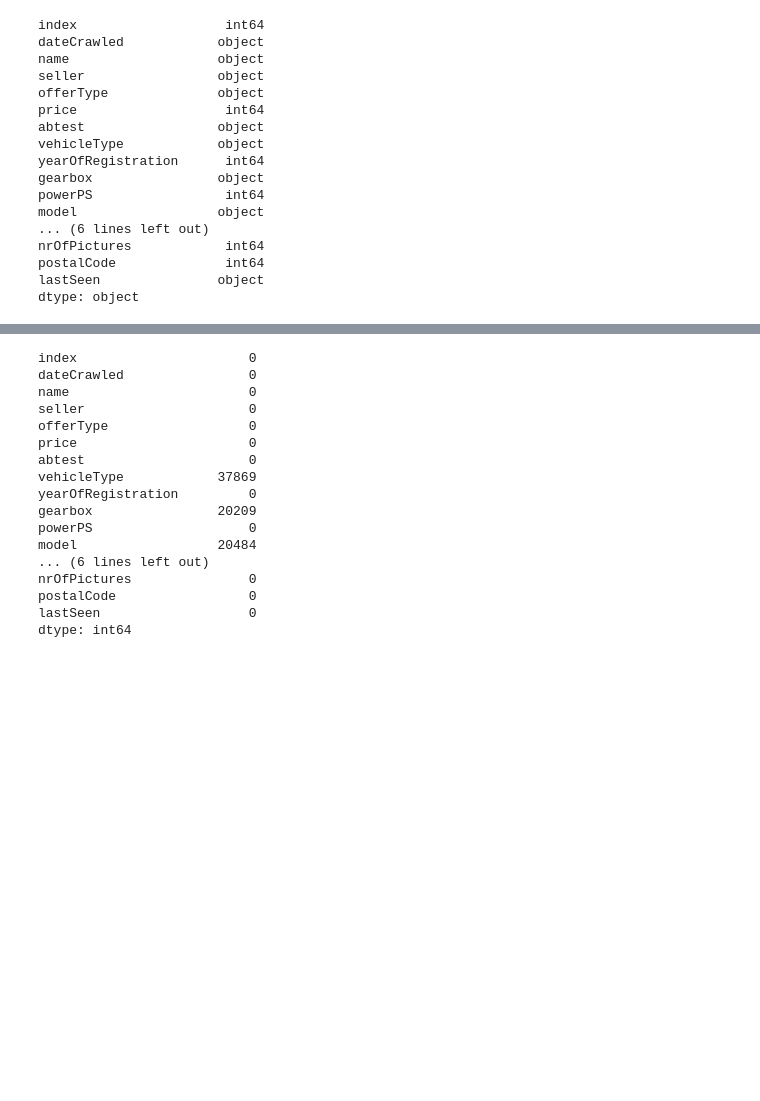
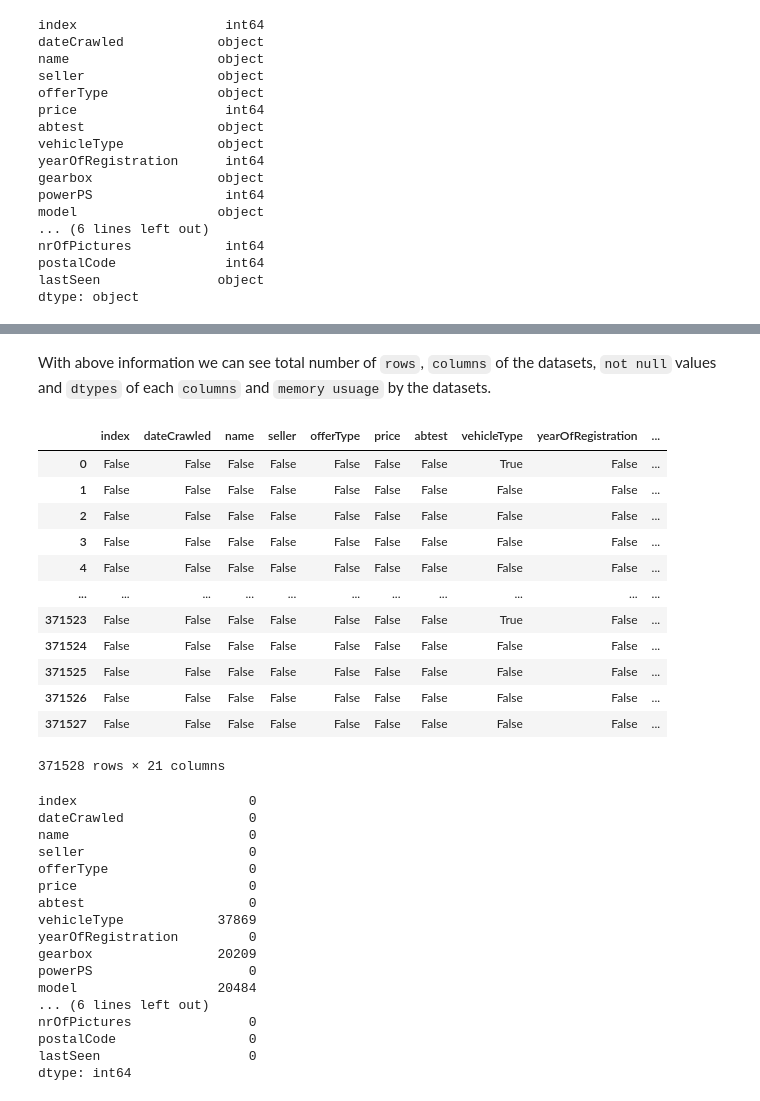
Before and after one commit to rajendra195/ds_ml_project, a Jupyter notebook: notebook_file/data_ingestion_and_profiling.ipynb, the cells around one changed output, grey strips where cells are left out. Drawn from its saved outputs; the diff is of its cells as text; code cells hidden in the pictures; blank space fills up the shorter version.

```diff
--- a/notebook_file/data_ingestion_and_profiling.ipynb
+++ b/notebook_file/data_ingestion_and_profiling.ipynb
@@ -111,3 +114,23 @@ memory usage: 59.5+ MB
+# %% [markdown]
+With above information we can see total number of `rows`, `columns` of the datasets, `not null` values<br>
+and `dtypes` of each `columns` and `memory usuage` by the datasets.
+# %%
+# gives true false values if data in datasets are null it returns True else False.
+df.isna()
+# %% [output]
+|  | index | dateCrawled | name | seller | offerType | price | abtest | vehicleType | yearOfRegistration | ... |
+| 0 | False | False | False | False | False | False | False | True | False | ... |
+| 1 | False | False | False | False | False | False | False | False | False | ... |
+| 2 | False | False | False | False | False | False | False | False | False | ... |
+| 3 | False | False | False | False | False | False | False | False | False | ... |
+| 4 | False | False | False | False | False | False | False | False | False | ... |
+| ... | ... | ... | ... | ... | ... | ... | ... | ... | ... | ... |
+| 371523 | False | False | False | False | False | False | False | True | False | ... |
+| 371524 | False | False | False | False | False | False | False | False | False | ... |
+| 371525 | False | False | False | False | False | False | False | False | False | ... |
+| 371526 | False | False | False | False | False | False | False | False | False | ... |
+| 371527 | False | False | False | False | False | False | False | False | False | ... |
+371528 rows × 21 columns
 # %%
 df.isna().sum()
 # %% [output]
```
Also changed, not shown: parts of 3 cells of this notebook.
